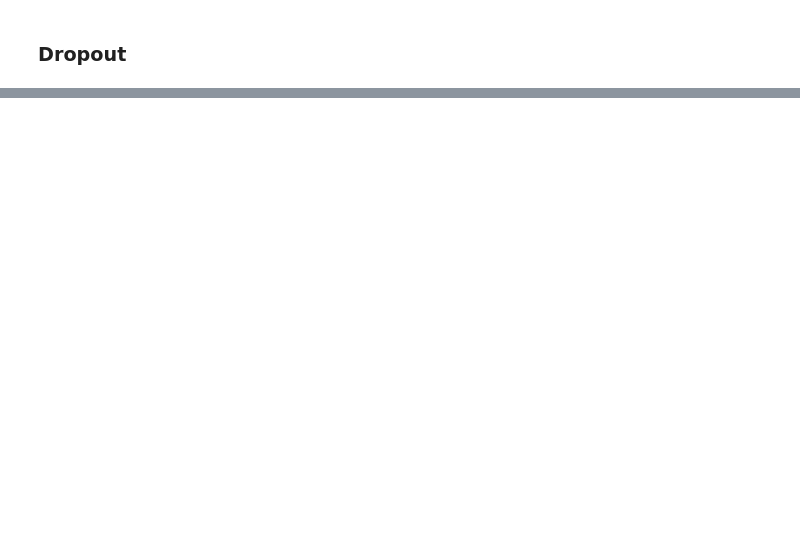
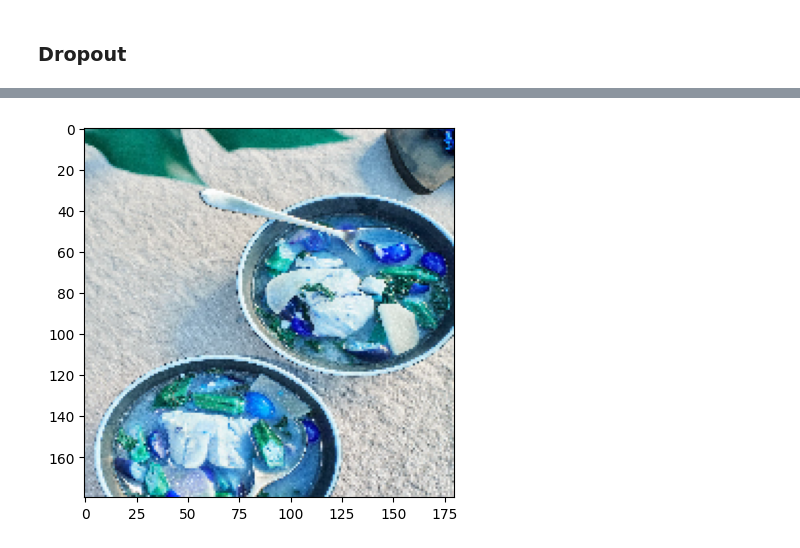
Before and after one commit to CloudMojos/Data-Analytics-Project, a Jupyter notebook: Multiclass Image Classifier.ipynb, the cells around one changed output, grey strips where cells are left out. Cells and saved outputs as stored; diff of their text form; code cells hidden in the pictures; blank space fills up the shorter version.

```diff
--- a/Multiclass Image Classifier.ipynb
+++ b/Multiclass Image Classifier.ipynb
@@ -356,10 +455,12 @@ plt.show()
 # %%
 import cv2
-img = cv2.imread('DandelionFlower.jpg')
+img = cv2.imread('adobo.jpg')
 
 resize = tf.image.resize(img, (180, 180))
 plt.imshow(resize.numpy().astype(int))
 plt.show()
+# %% [output]
+[figure, added]
 # %%
 predictions = model.predict(np.expand_dims(resize/180, 0))
 score = tf.nn.softmax(predictions[0])
```
Also changed, not shown: parts of 12 cells of this notebook, 1 other file.
